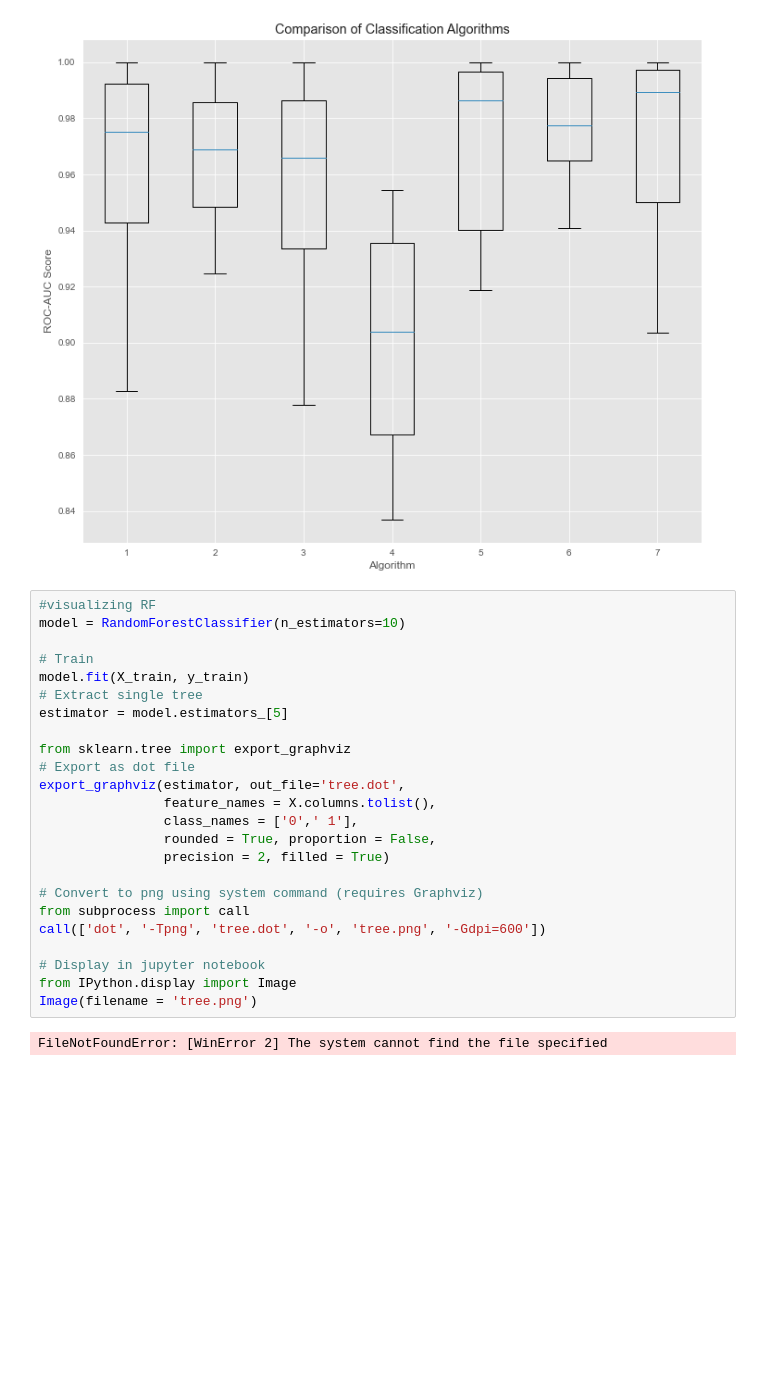
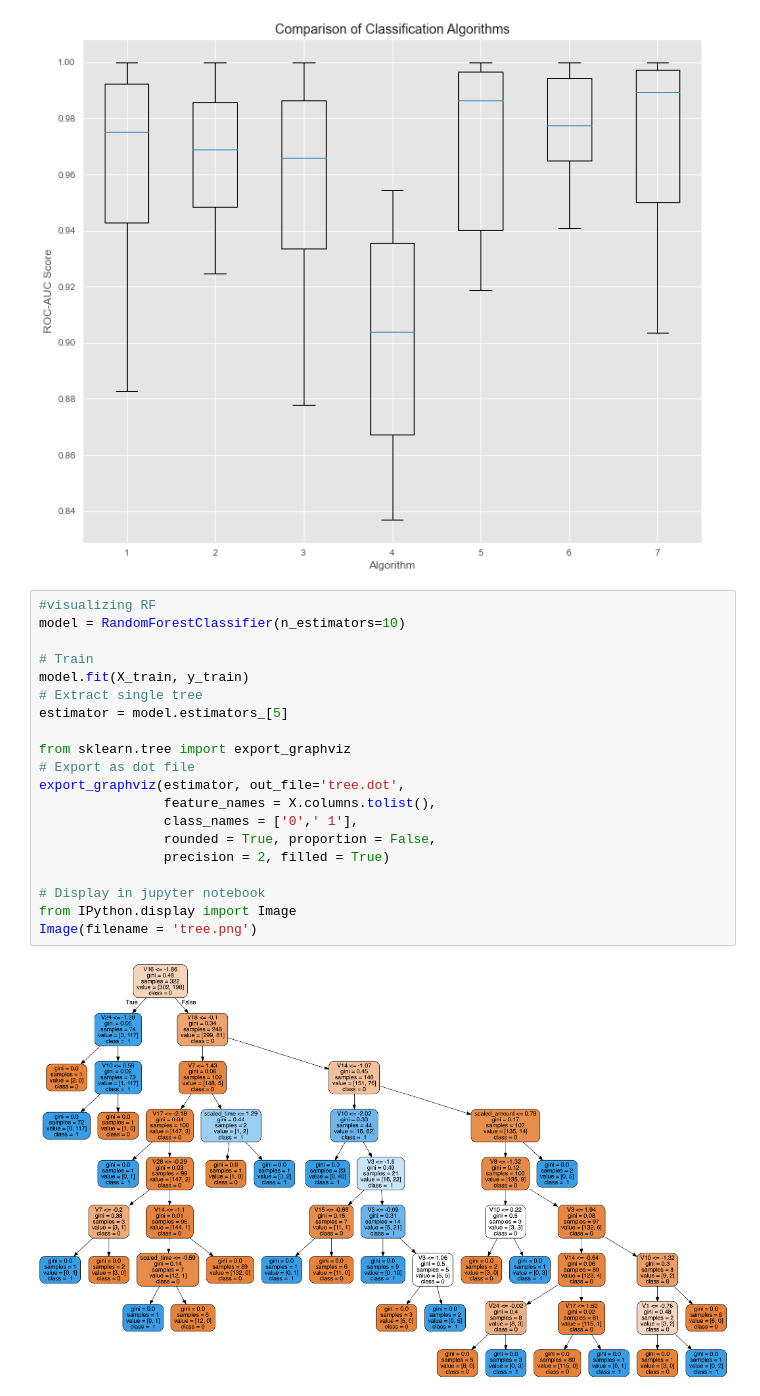
Before and after one commit to FVakili/Credit_Card-Fraud_Detection, a Jupyter notebook: Credit_Card-Fraud_Detection.ipynb, the cells around one changed output. Drawn from its saved outputs; the diff is of its cells as text; blank space fills up the shorter version.

```diff
--- a/Credit_Card-Fraud_Detection.ipynb
+++ b/Credit_Card-Fraud_Detection.ipynb
@@ -451,26 +451,22 @@ plt.show()
 # %%
 #visualizing RF
 model = RandomForestClassifier(n_estimators=10)
 
 # Train
 model.fit(X_train, y_train)
 # Extract single tree
 estimator = model.estimators_[5]
 
 from sklearn.tree import export_graphviz
 # Export as dot file
 export_graphviz(estimator, out_file='tree.dot',
                 feature_names = X.columns.tolist(),
                 class_names = ['0',' 1'],
                 rounded = True, proportion = False,
                 precision = 2, filled = True)
 
-# Convert to png using system command (requires Graphviz)
-from subprocess import call
-call(['dot', '-Tpng', 'tree.dot', '-o', 'tree.png', '-Gdpi=600'])
-
 # Display in jupyter notebook
 from IPython.display import Image
 Image(filename = 'tree.png')
 # %% [output]
-FileNotFoundError: [WinError 2] The system cannot find the file specified
+[figure, added]
```
